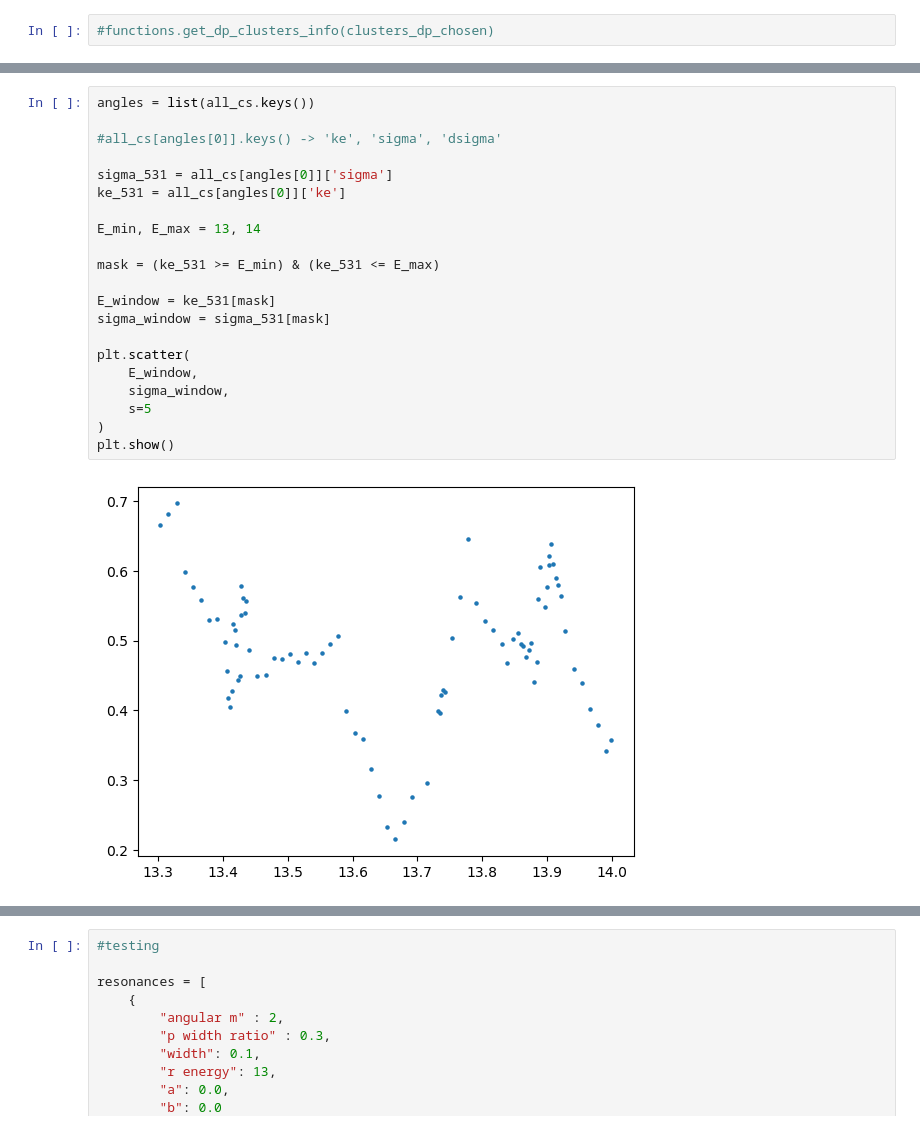
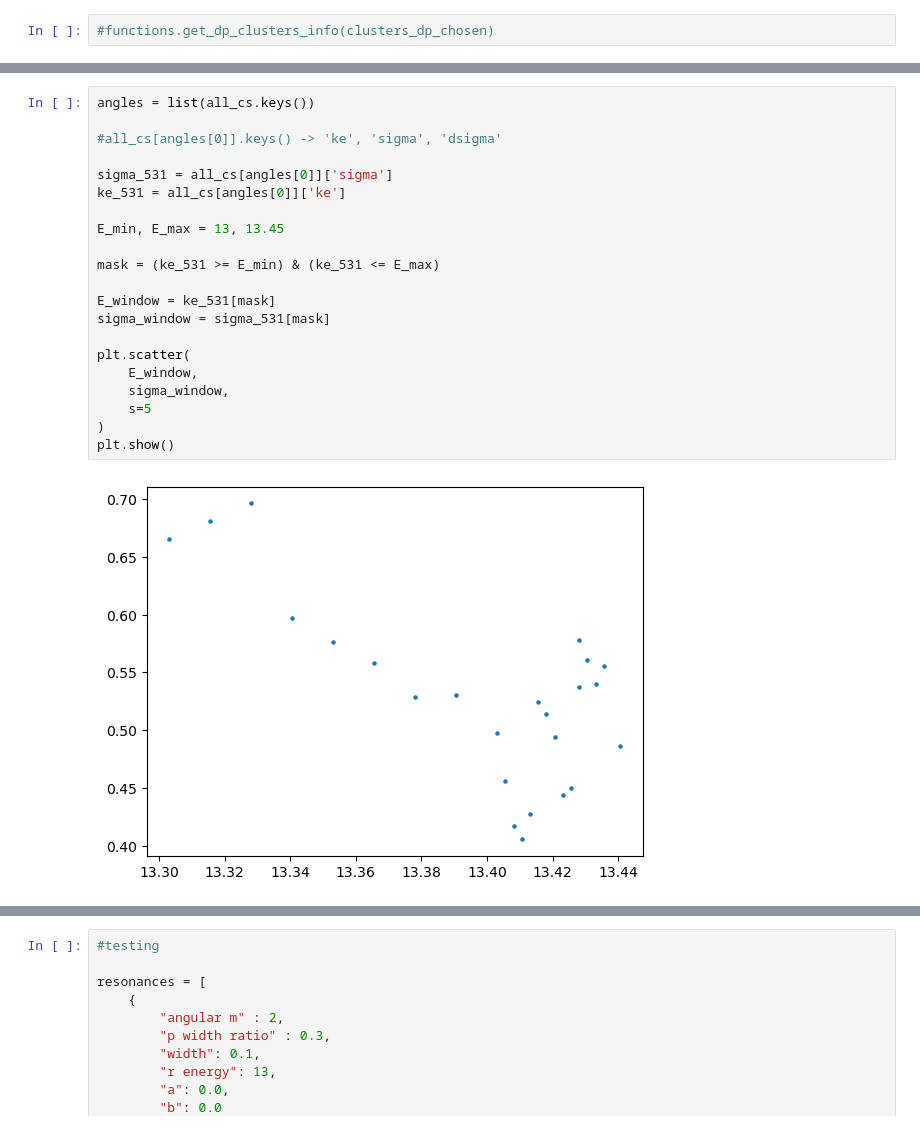
Before and after one commit to peytaguo/automated-resonance-analysis, a Jupyter notebook: resonance_fitting.ipynb, the cells around one changed output, grey strips where cells are left out. Drawn from its saved outputs; the diff is of its cells as text.

```diff
--- a/resonance_fitting.ipynb
+++ b/resonance_fitting.ipynb
@@ -87,23 +66,23 @@ dict_items([('53.1', {'ke': array([13.30312496, 13.31562058, 13.3281162 , 13.340
 # %%
 angles = list(all_cs.keys())
 
 #all_cs[angles[0]].keys() -> 'ke', 'sigma', 'dsigma'
 
 sigma_531 = all_cs[angles[0]]['sigma']
 ke_531 = all_cs[angles[0]]['ke']
 
-E_min, E_max = 13, 14
+E_min, E_max = 13, 13.45
 
 mask = (ke_531 >= E_min) & (ke_531 <= E_max)
 
 E_window = ke_531[mask]
 sigma_window = sigma_531[mask]
 
 plt.scatter(
     E_window,
     sigma_window,
     s=5
 )
 plt.show()
 # %% [output]
-[figure, old version]
+[figure, new version]
```
Also changed, not shown: parts of 17 cells of this notebook, 3 other files.
